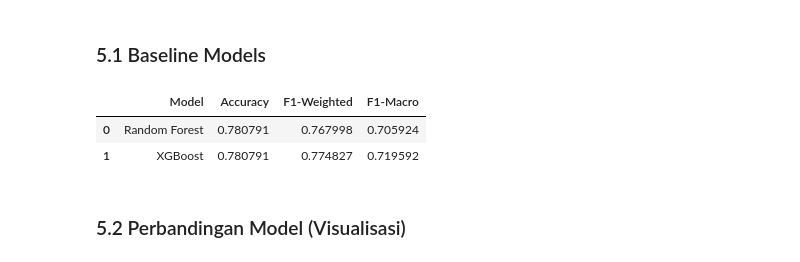
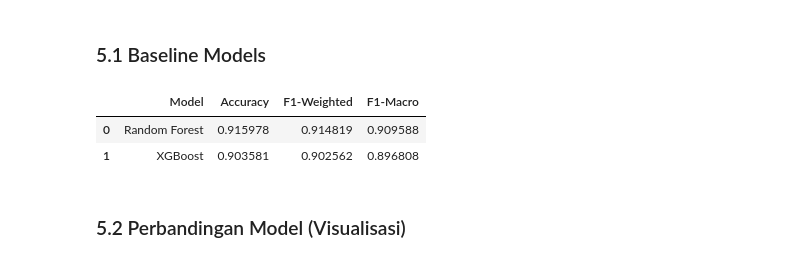
Before and after one commit to ftriara/fitriara_dicoding-submission-akhir, a Jupyter notebook: notebook.ipynb, the cells around one changed output. Cells and saved outputs as stored; diff of their text form; code cells hidden in the pictures.

```diff
--- a/notebook.ipynb
+++ b/notebook.ipynb
@@ -435,9 +435,13 @@ df_prep[['Avg_approved', 'Avg_grade', 'Approval_rate', 'Financial_risk']].descri
 # Simpan clean data untuk dashboard
 df_prep.to_csv('clean_data.csv', index=False)
 
+# Hapus data dengan status Enrolled (Untuk modeling)
+df_prep = df_prep[df_prep['Status'] != 'Enrolled']
+
 # Encode target
 le = LabelEncoder()
 df_prep['Status_encoded'] = le.fit_transform(df_prep['Status'])
+
 print('Mapping kelas:', dict(zip(le.classes_, le.transform(le.classes_))))
 
 X = df_prep.drop(['Status', 'Status_encoded'], axis=1)
@@ -480,28 +483,28 @@ Name: count, dtype: int64
 ### 5.1 Baseline Models
 # %%
 models = {
-    'Random Forest': RandomForestClassifier(random_state=RANDOM_STATE, n_jobs=-1,class_weight='balanced'),
+    'Random Forest': RandomForestClassifier(random_state=RANDOM_STATE, n_jobs=-1),
     'XGBoost': XGBClassifier(random_state=RANDOM_STATE, eval_metric='mlogloss', verbosity=0)
 }
 
 results = []
 
 for name, model in models.items():
     model.fit(X_train, y_train)
     y_pred = model.predict(X_test)
 
     acc = accuracy_score(y_test, y_pred)
     f1_w = f1_score(y_test, y_pred, average='weighted')
     f1_m = f1_score(y_test, y_pred, average='macro')
 
     results.append({'Model': name, 'Accuracy': acc, 'F1-Weighted': f1_w, 'F1-Macro': f1_m})
 
 results_df = pd.DataFrame(results)
 results_df
 # %% [output]
 |  | Model | Accuracy | F1-Weighted | F1-Macro |
-| 0 | Random Forest | 0.780791 | 0.767998 | 0.705924 |
-| 1 | XGBoost | 0.780791 | 0.774827 | 0.719592 |
+| 0 | Random Forest | 0.915978 | 0.914819 | 0.909588 |
+| 1 | XGBoost | 0.903581 | 0.902562 | 0.896808 |
 # %% [markdown]
 ### 5.2 Perbandingan Model (Visualisasi)
 # %%
```
Also changed, not shown: parts of 11 cells of this notebook, 3 other files.
